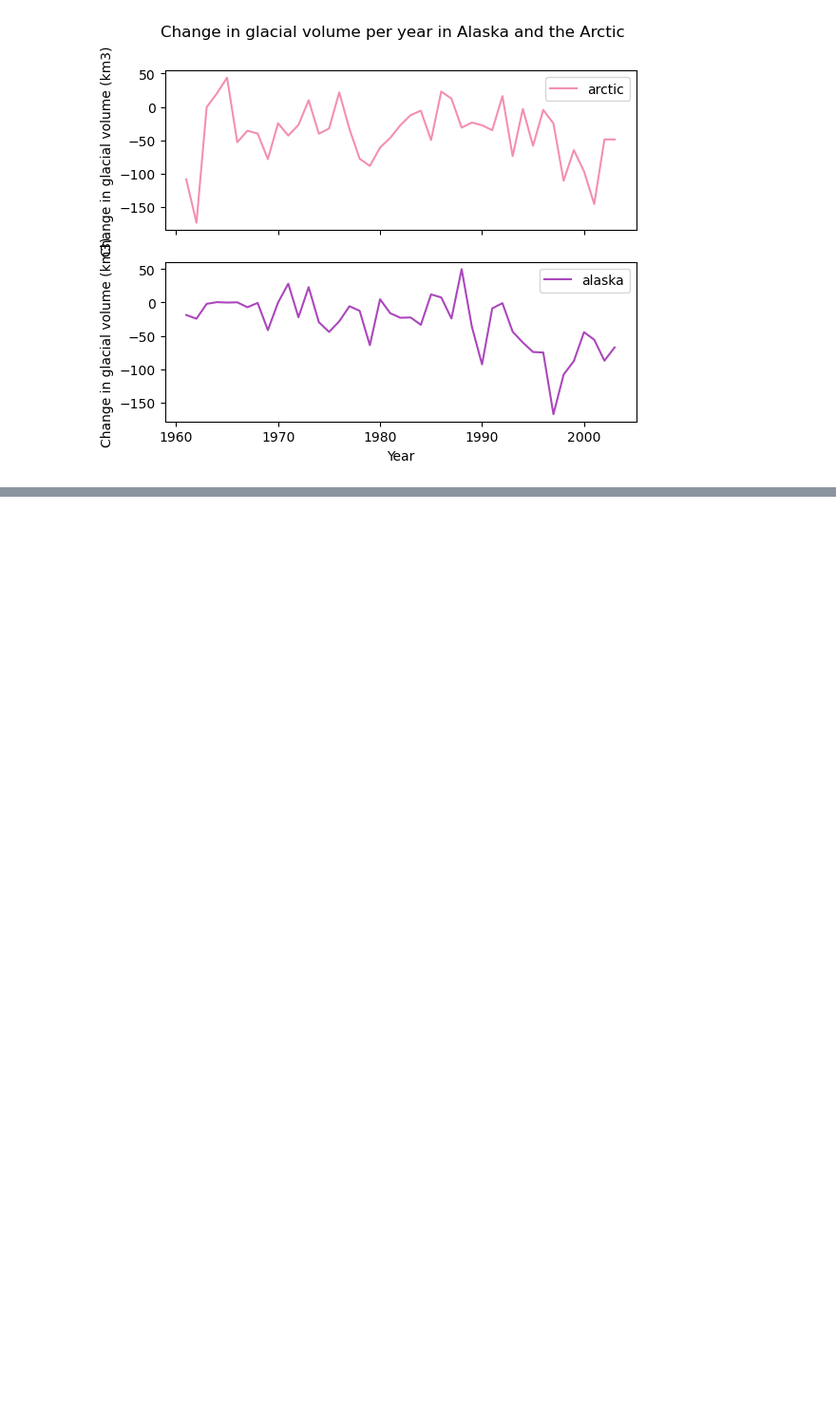
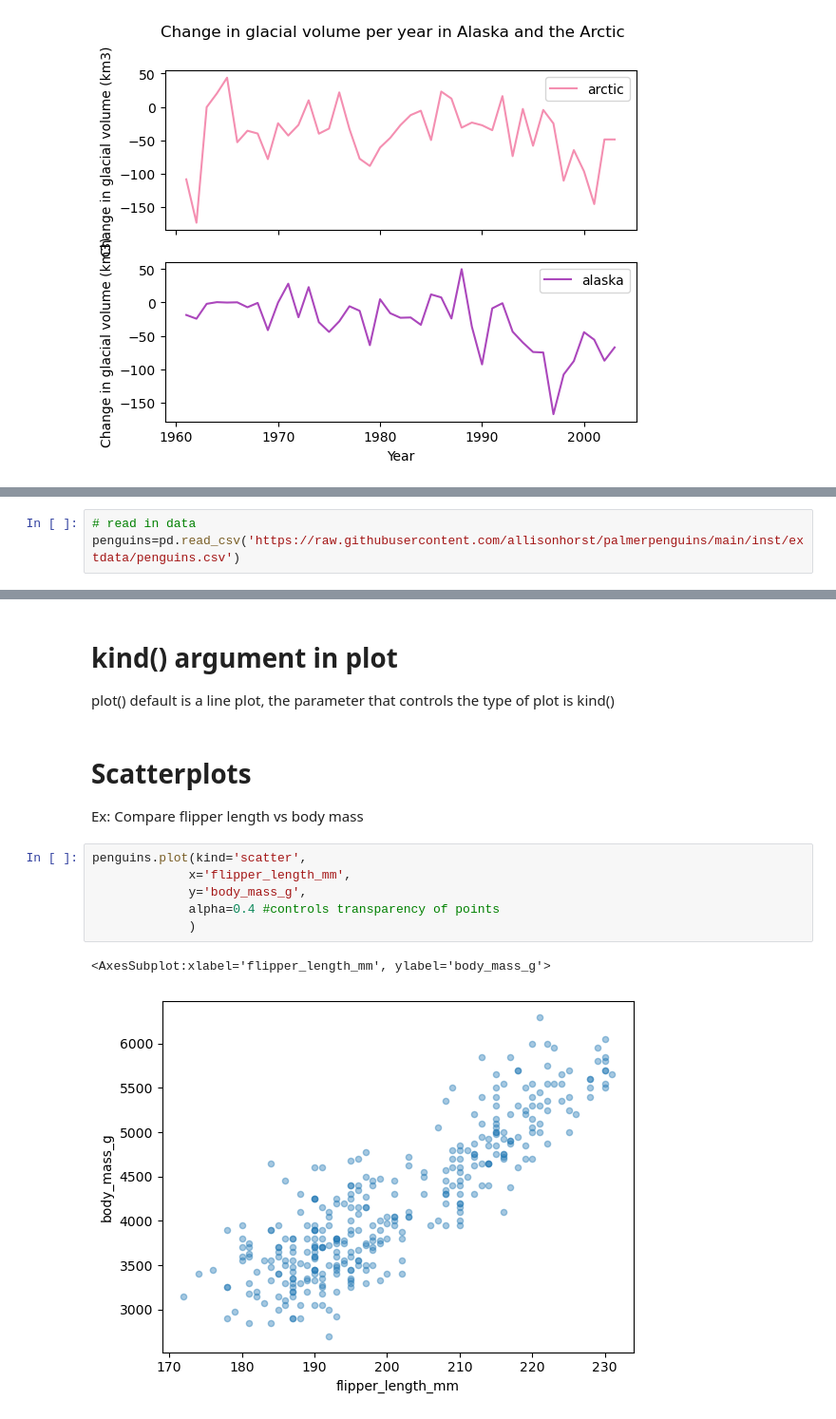
Before and after one commit to cnordheim-maestas/eds-220-lesson2-pandas, a Jupyter notebook: Lesson-4-plotting.ipynb, the cells around one changed output, grey strips where cells are left out. Shown: that part at 95% size. Cells and saved outputs as stored; diff of their text form; blank space fills up the shorter version.

```diff
--- a/Lesson-4-plotting.ipynb
+++ b/Lesson-4-plotting.ipynb
@@ -107,0 +162,3 @@ array([<AxesSubplot:xlabel='Year', ylabel='Change in glacial volume (km3)'>,
+# %%
+# read in data
+penguins=pd.read_csv('https://raw.githubusercontent.com/allisonhorst/palmerpenguins/main/inst/extdata/penguins.csv')
@@ -107,0 +232,17 @@ array([<AxesSubplot:xlabel='Year', ylabel='Change in glacial volume (km3)'>,
+# %% [markdown]
+# kind() argument in plot
+
+plot() default is a line plot, the parameter that controls the type of plot is kind()
+# %% [markdown]
+# Scatterplots
+
+Ex: Compare flipper length vs body mass
+# %%
+penguins.plot(kind='scatter',
+             x='flipper_length_mm',
+             y='body_mass_g',
+             alpha=0.4 #controls transparency of points
+             )
+# %% [output]
+<AxesSubplot:xlabel='flipper_length_mm', ylabel='body_mass_g'>
+[figure, added]
```
Also changed, not shown: parts of 28 cells of this notebook.
